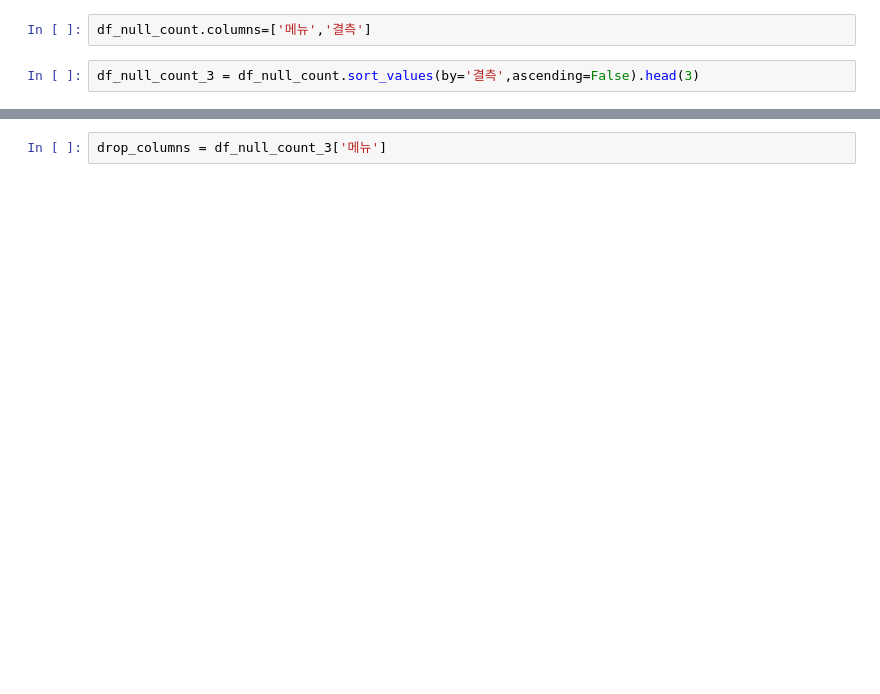
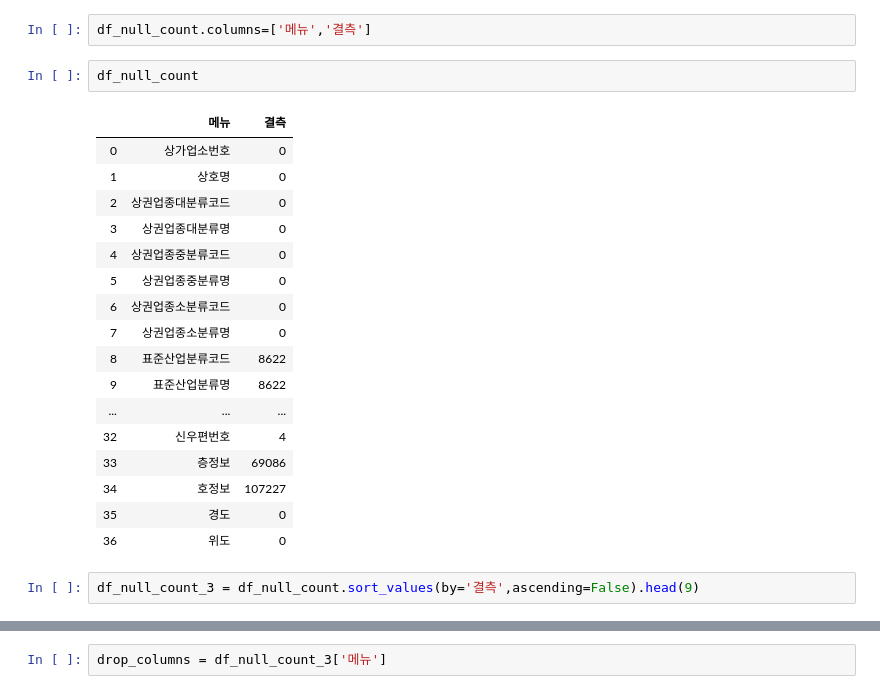
Before and after one commit to cdrood47/python, a Jupyter notebook: 303/30311_안준혁.ipynb, the cells around one changed output, grey strips where cells are left out. Saved outputs shown, nothing was run; the diff lists cells and outputs as text; blank space fills up the shorter version.

```diff
--- a/303/30311_안준혁.ipynb
+++ b/303/30311_안준혁.ipynb
@@ -31,4 +71,24 @@ df_null_count = null_count.reset_index()
 # %%
 df_null_count.columns=['메뉴','결측']
+# %%
+df_null_count
+# %% [output]
+|  | 메뉴 | 결측 |
+| 0 | 상가업소번호 | 0 |
+| 1 | 상호명 | 0 |
+| 2 | 상권업종대분류코드 | 0 |
+| 3 | 상권업종대분류명 | 0 |
+| 4 | 상권업종중분류코드 | 0 |
+| 5 | 상권업종중분류명 | 0 |
+| 6 | 상권업종소분류코드 | 0 |
+| 7 | 상권업종소분류명 | 0 |
+| 8 | 표준산업분류코드 | 8622 |
+| 9 | 표준산업분류명 | 8622 |
+| ... | ... | ... |
+| 32 | 신우편번호 | 4 |
+| 33 | 층정보 | 69086 |
+| 34 | 호정보 | 107227 |
+| 35 | 경도 | 0 |
+| 36 | 위도 | 0 |
 # %%
-df_null_count_3 = df_null_count.sort_values(by='결측',ascending=False).head(3)
+df_null_count_3 = df_null_count.sort_values(by='결측',ascending=False).head(9)
```
Also changed, not shown: parts of 10 cells of this notebook.
